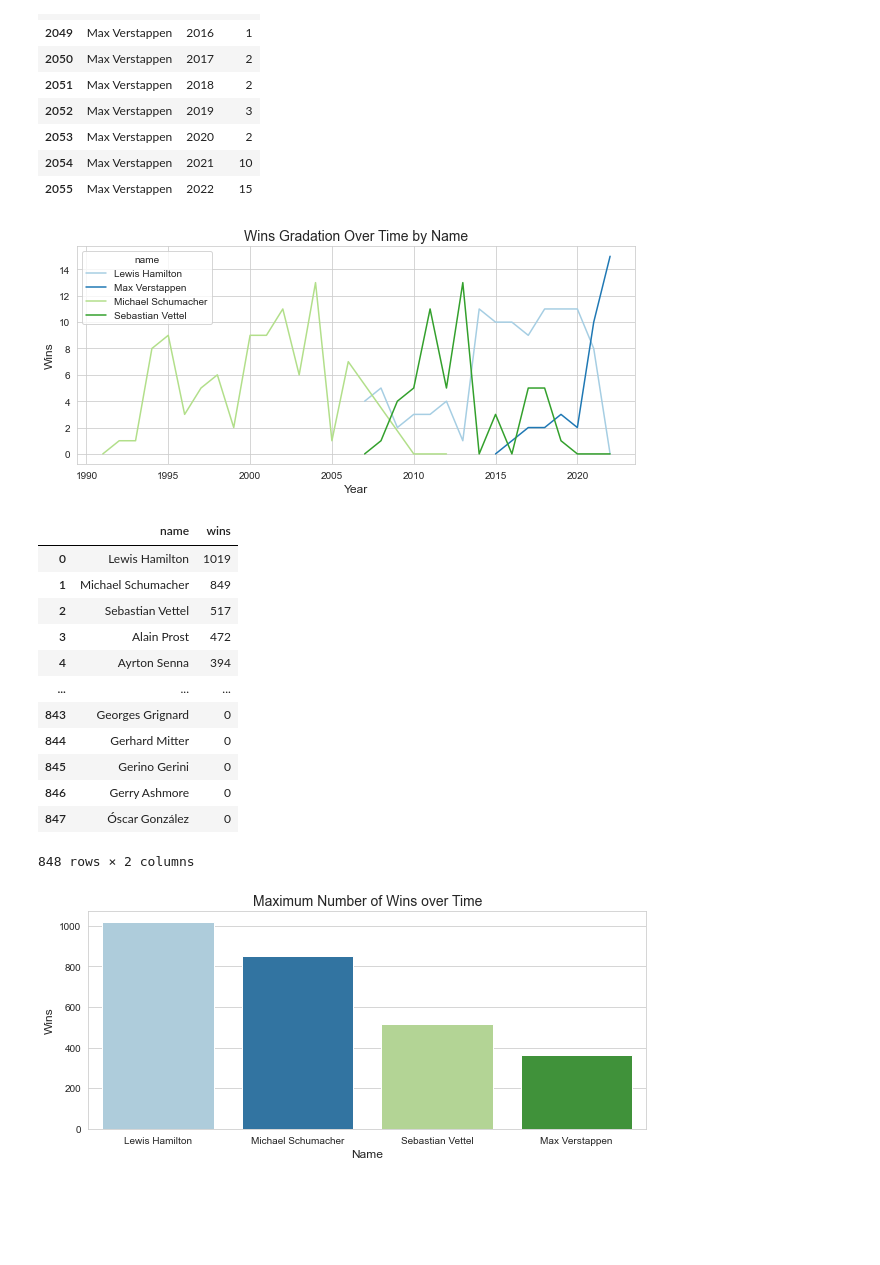
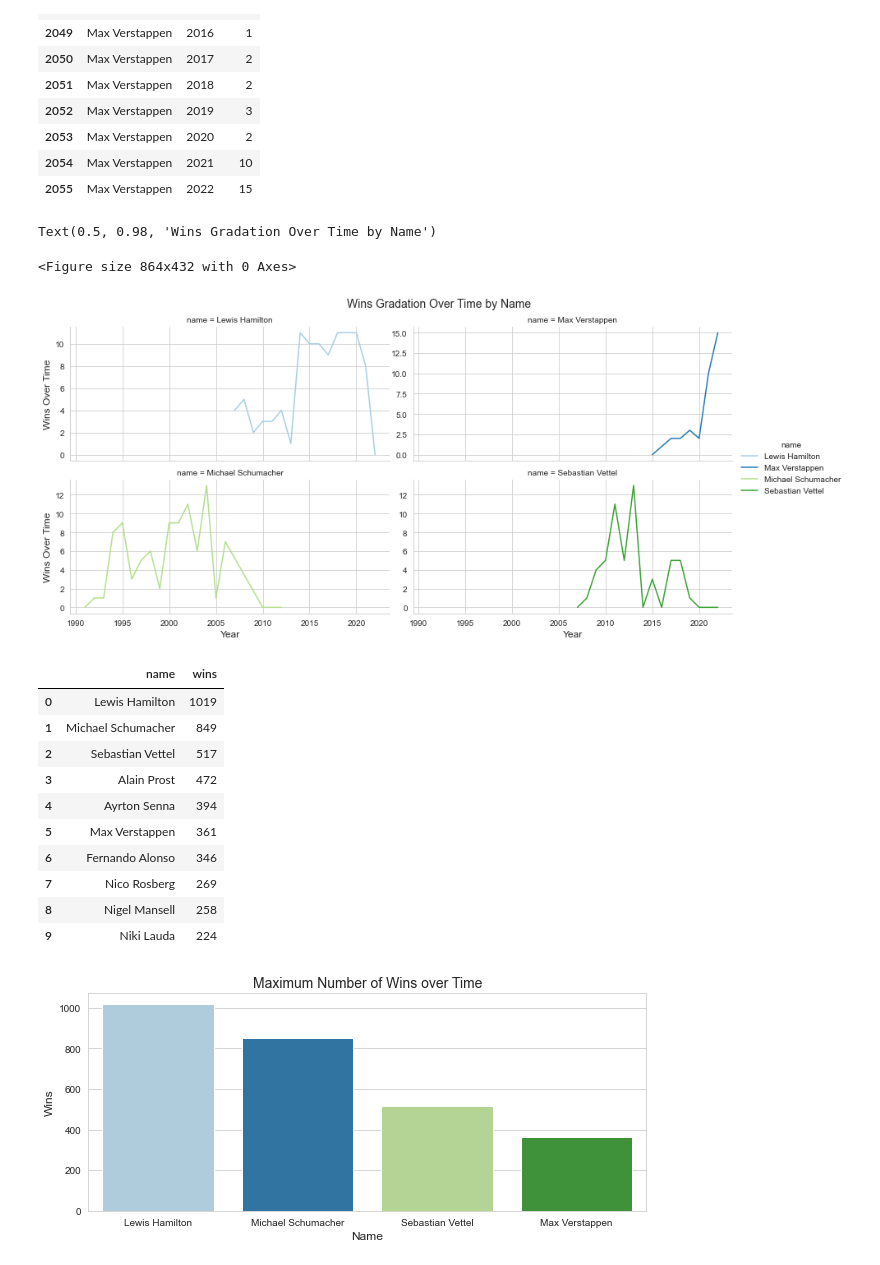
Before and after one commit to soyuz108/EDA-Formula-1-Drivers, a Jupyter notebook: drivers_analysis.ipynb, the cells around one changed output. Drawn from its saved outputs; the diff is of its cells as text; code cells hidden in the pictures; blank space fills up the shorter version.

Commit message:
Finished the graphs and conclusions

```diff
--- a/drivers_analysis.ipynb
+++ b/drivers_analysis.ipynb
@@ -226,20 +201,23 @@ winners_by_year[winners_by_year.name == "Max Verstappen"]
 # %%
 # Subset from the created winners list to visualize data
 filted_winners = winners_by_year[winners_by_year.name.isin(wins_name_list)]
-# Create a barplot
-fig = plt.figure(figsize=(10,4))
-ax = sns.lineplot(data=filted_winners, x="year", y="wins", hue="name")
-plt.xlabel("Year", fontsize=12)
-plt.ylabel("Wins", fontsize=12)
-plt.title("Wins Gradation Over Time by Name", fontsize=14)
-plt.show()
+
+fig = plt.figure(figsize=(12,6))
+ax = sns.FacetGrid(filted_winners, col="name", col_wrap=2, hue = "name", sharey = False, aspect=2)
+ax = (ax.map(sns.lineplot, "year", "wins")
+         .add_legend()
+         .set_axis_labels("Year","Wins Over Time", fontsize=12))
+ax.fig.subplots_adjust(top=0.9)
+ax.fig.suptitle("Wins Gradation Over Time by Name", fontsize=14)
 # %% [output]
+Text(0.5, 0.98, 'Wins Gradation Over Time by Name')
+<Figure size 864x432 with 0 Axes>
-[figure, old version]
+[figure, new version]
 # %%
 # Find wins total for every driver
 winners_sum = drivers_races.groupby("name").wins.sum()\
                                             .sort_values(ascending=False).reset_index()
-winners_sum
+winners_sum.head(10)
 # %% [output]
 |  | name | wins |
 | 0 | Lewis Hamilton | 1019 |
@@ -247,13 +225,11 @@ winners_sum
 | 2 | Sebastian Vettel | 517 |
 | 3 | Alain Prost | 472 |
 | 4 | Ayrton Senna | 394 |
-| ... | ... | ... |
-| 843 | Georges Grignard | 0 |
-| 844 | Gerhard Mitter | 0 |
-| 845 | Gerino Gerini | 0 |
-| 846 | Gerry Ashmore | 0 |
-| 847 | Óscar González | 0 |
+| 5 | Max Verstappen | 361 |
+| 6 | Fernando Alonso | 346 |
+| 7 | Nico Rosberg | 269 |
+| 8 | Nigel Mansell | 258 |
+| 9 | Niki Lauda | 224 |
-848 rows × 2 columns
 # %%
 # Subset from the created winners list to visualize data
 filted_winners = winners_sum[winners_sum.name.isin(wins_name_list)]
```
Also changed, not shown: parts of 5 cells of this notebook.
